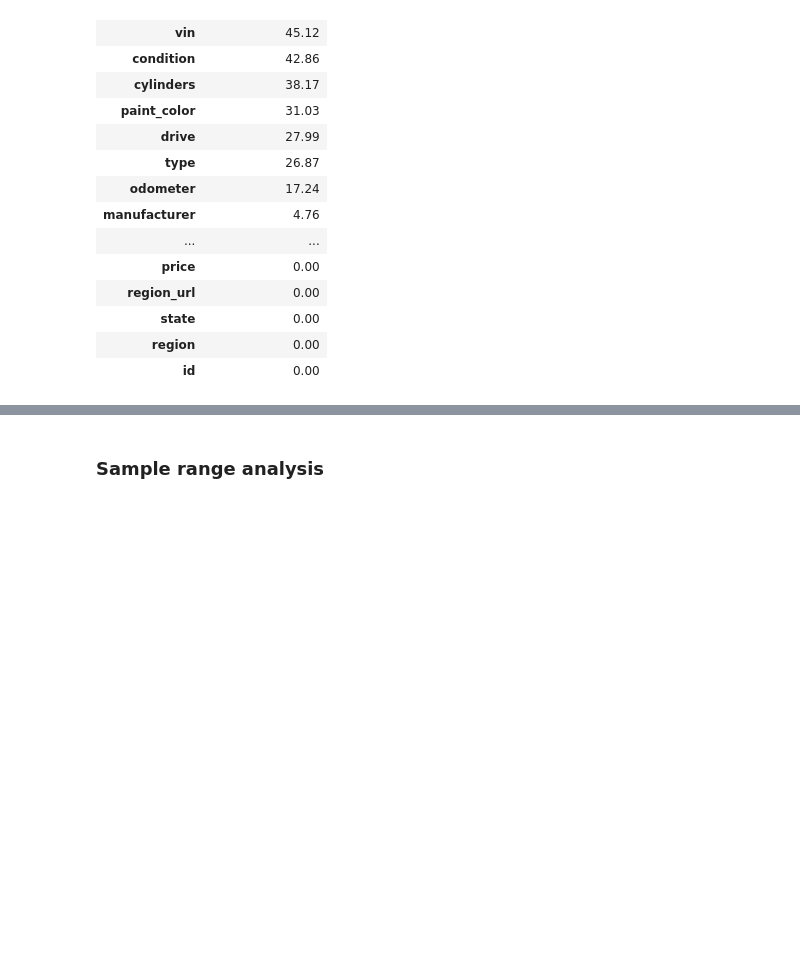
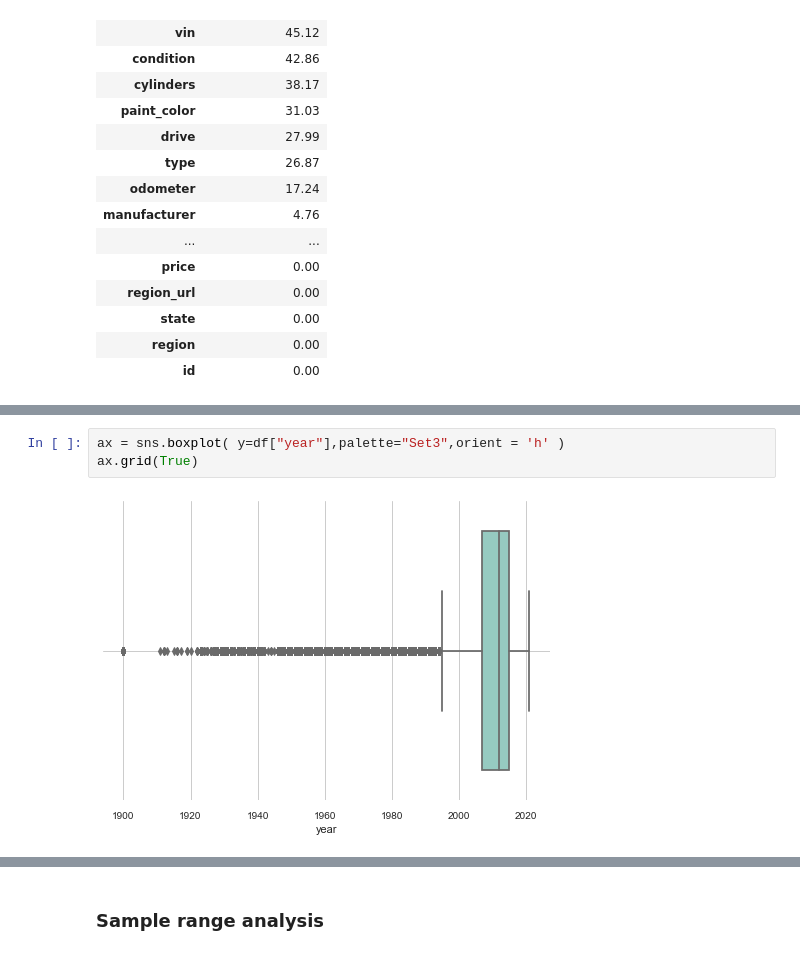
Before and after one commit to jchowdhury82/Used_Car_Price_Predictor, a Jupyter notebook: SampleEDA.ipynb, the cells around one changed output, grey strips where cells are left out. Cells and saved outputs as stored; diff of their text form; blank space fills up the shorter version.

```diff
--- a/SampleEDA.ipynb
+++ b/SampleEDA.ipynb
@@ -134,0 +230,5 @@ df.head(2)
+# %%
+ax = sns.boxplot( y=df["year"],palette="Set3",orient = 'h' )
+ax.grid(True)
+# %% [output]
+[figure, added]
```
Also changed, not shown: parts of 36 cells of this notebook.
